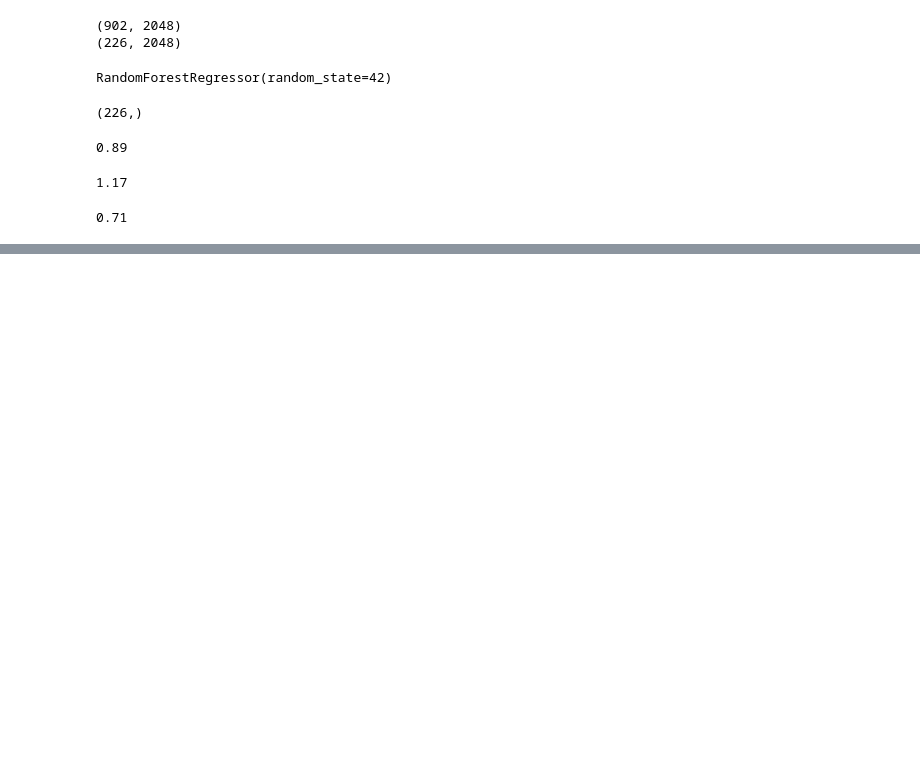
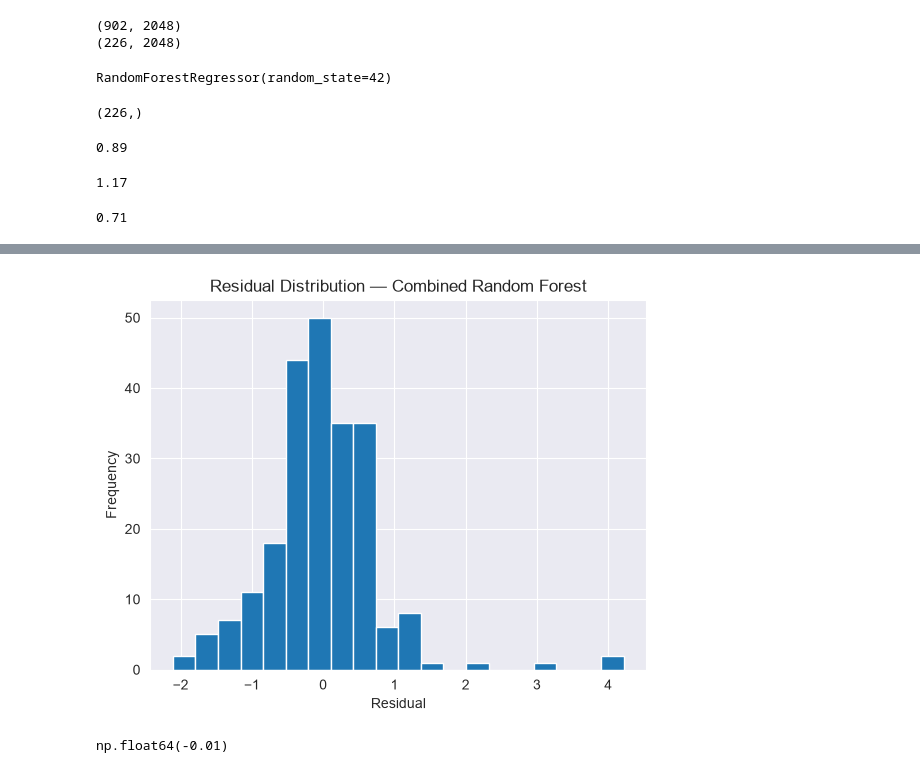
Before and after one commit to bernakayaoglu/Molecular-Solubility-Analysis, a Jupyter notebook: Molecular_Solubility_Analysis.ipynb, the cells around one changed output, grey strips where cells are left out. Saved outputs shown, nothing was run; the diff lists cells and outputs as text; code cells hidden in the pictures; blank space fills up the shorter version.

```diff
--- a/Molecular_Solubility_Analysis.ipynb
+++ b/Molecular_Solubility_Analysis.ipynb
@@ -1862,0 +2021,23 @@ These results suggest that molecular descriptors and fingerprints provide differ
+# %%
+combined_rf_residuals = y_test - combined_rf_pred
+# %%
+plt.hist(
+    combined_rf_residuals,
+    bins=20
+)
+
+plt.xlabel("Residual")
+plt.ylabel("Frequency")
+plt.title("Residual Distribution — Combined Random Forest")
+plt.show()
+# %% [output]
+[figure, added]
+# %%
+combined_rf_mean_residual = round(
+    combined_rf_residuals.mean(),
+    2
+)
+
+combined_rf_mean_residual
+# %% [output]
+np.float64(-0.01)
```
Also changed, not shown: parts of 74 cells of this notebook, 2 other files.
